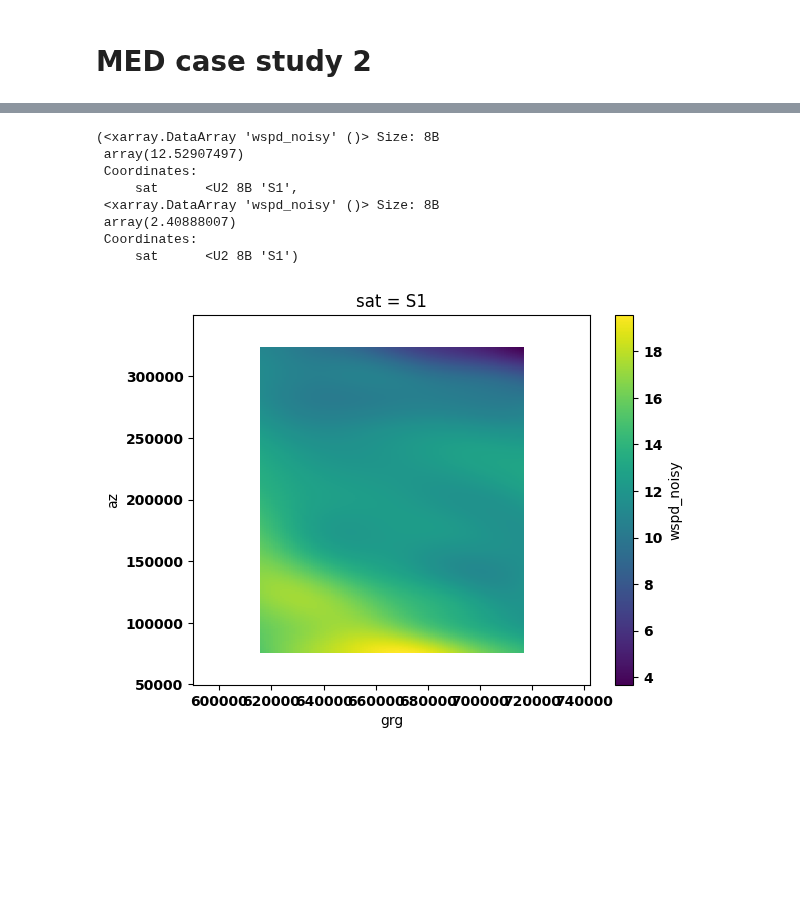
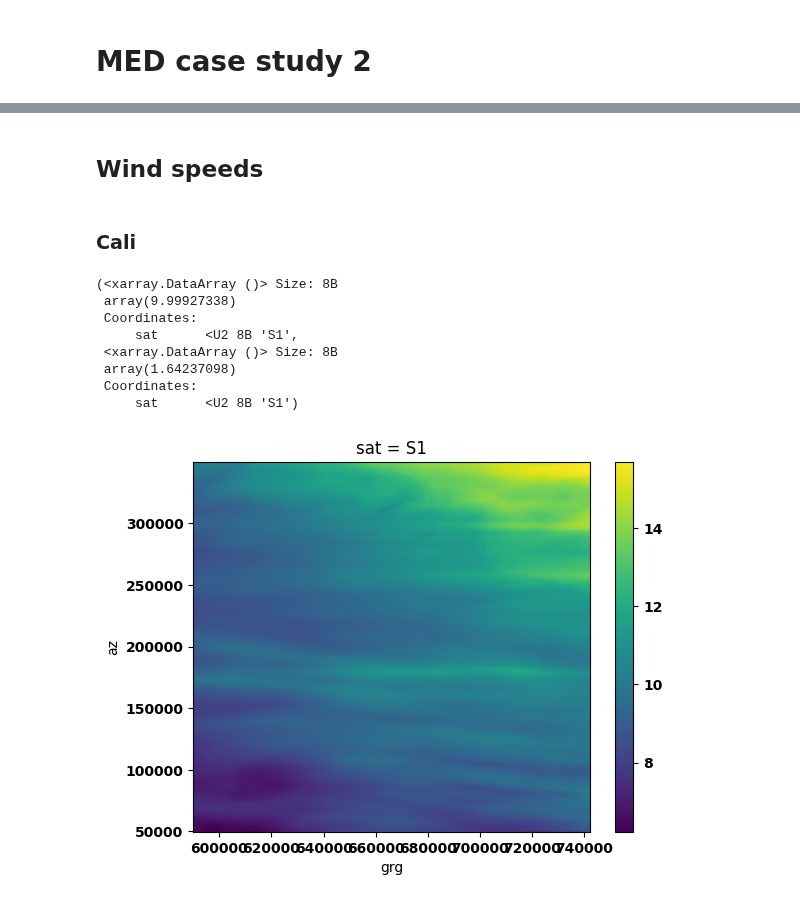
Before and after one commit to owenodriscoll/SCA-module, a Jupyter notebook: notebooks/SCA_uncertainty___monte_carlo_MED.ipynb, the cells around one changed output, grey strips where cells are left out. Drawn from its saved outputs; the diff is of its cells as text; code cells hidden in the pictures; blank space fills up the shorter version.

```diff
--- a/notebooks/SCA_uncertainty___monte_carlo_MED.ipynb
+++ b/notebooks/SCA_uncertainty___monte_carlo_MED.ipynb
@@ -37,6 +37,11 @@ files_med_2 = [
     '/Users/opodriscoll/Documents/projects/DopSCA MOMS/ATBD/data/SWB_input_med_orb70_2022-01-22T18.nc',
     '/Users/opodriscoll/Documents/projects/DopSCA MOMS/ATBD/data/SWB_output_med_orb70_2022-01-22T18.nc'
 ]
+
+files_cali = [
+    '/Users/opodriscoll/Documents/projects/DopSCA MOMS/ATBD/data/SWB_input_California.nc',
+    '/Users/opodriscoll/Documents/projects/DopSCA MOMS/ATBD/data/SWB_output_California.nc'
+]
 # %% [markdown]
 Loading LUTS
 # %%
@@ -578,13 +577,35 @@ pd.DataFrame(data, columns=columns).describe()
-# %%
-simulation.wspd_noisy.plot()
-simulation.wspd_noisy.mean(), simulation.wspd_noisy.std()
-# %% [output]
-(<xarray.DataArray 'wspd_noisy' ()> Size: 8B
- array(12.52907497)
- Coordinates:
-     sat      <U2 8B 'S1',
- <xarray.DataArray 'wspd_noisy' ()> Size: 8B
- array(2.40888007)
- Coordinates:
-     sat      <U2 8B 'S1')
-[figure, removed]
+# %% [markdown]
+## Wind speeds
+# %% [markdown]
+### Cali
+# %%
+simulation = xr.open_mfdataset(files_cali, compat='no_conflicts', engine='netcdf4').sel(sat = 'S1').drop_vars('bist_ang').compute()
+sca.magic_offset = sca.get_magic_offset(incidence_min=simulation.inc.min().data)
+
+# clipping unreasonable incidence angles
+simulation = simulation.sel(grg = slice(sca.grg_min - sca.magic_offset, sca.grg_max - sca.magic_offset))
+simulation = simulation.assign_coords(grg = simulation.grg + sca.magic_offset)
+
+# Here we interpolate to finer grid spacing,
+new_az = np.arange(simulation.az.min(), simulation.az.max(), sca.grid_spacing_target)
+new_grg = np.arange(simulation.grg.min(), simulation.grg.max(), sca.grid_spacing_target)
+simulation = simulation.interp(az=new_az, grg=new_grg)
+simulation = simulation.sel(domain)
+
+wspd = magnitude_from_u_v(
+    u=simulation['wnd_u'],
+    v=simulation['wnd_v'],
+)
+
+wspd.plot()
+wspd.mean(), wspd.std(),
+# %% [output]
+(<xarray.DataArray ()> Size: 8B
+ array(9.99927338)
+ Coordinates:
+     sat      <U2 8B 'S1',
+ <xarray.DataArray ()> Size: 8B
+ array(1.64237098)
+ Coordinates:
+     sat      <U2 8B 'S1')
+[figure, added]
```
Also changed, not shown: parts of 9 cells of this notebook, 2 other files.
